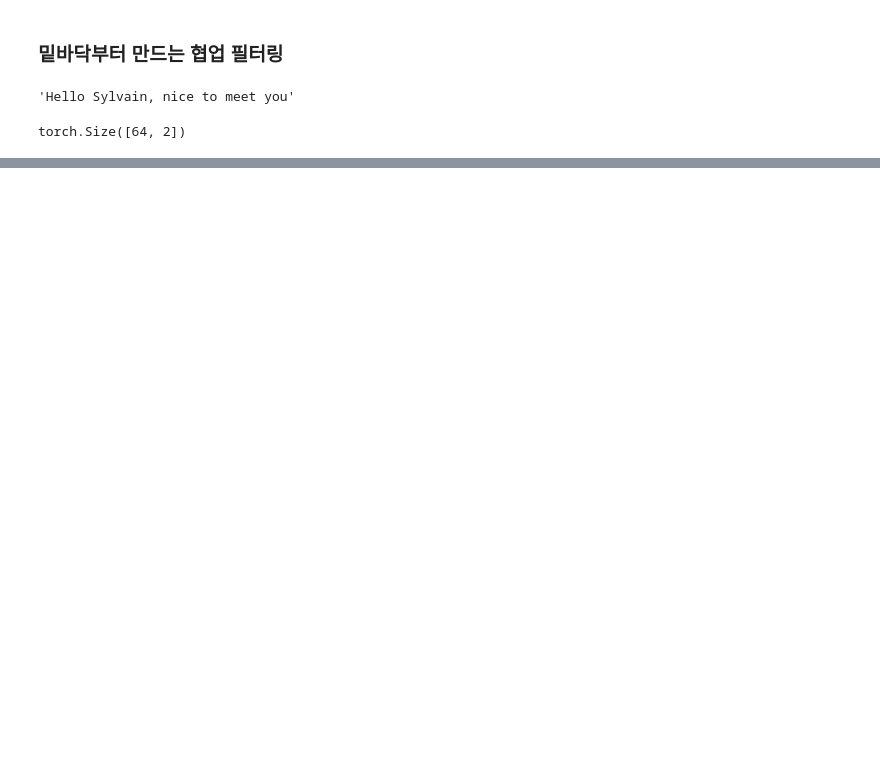
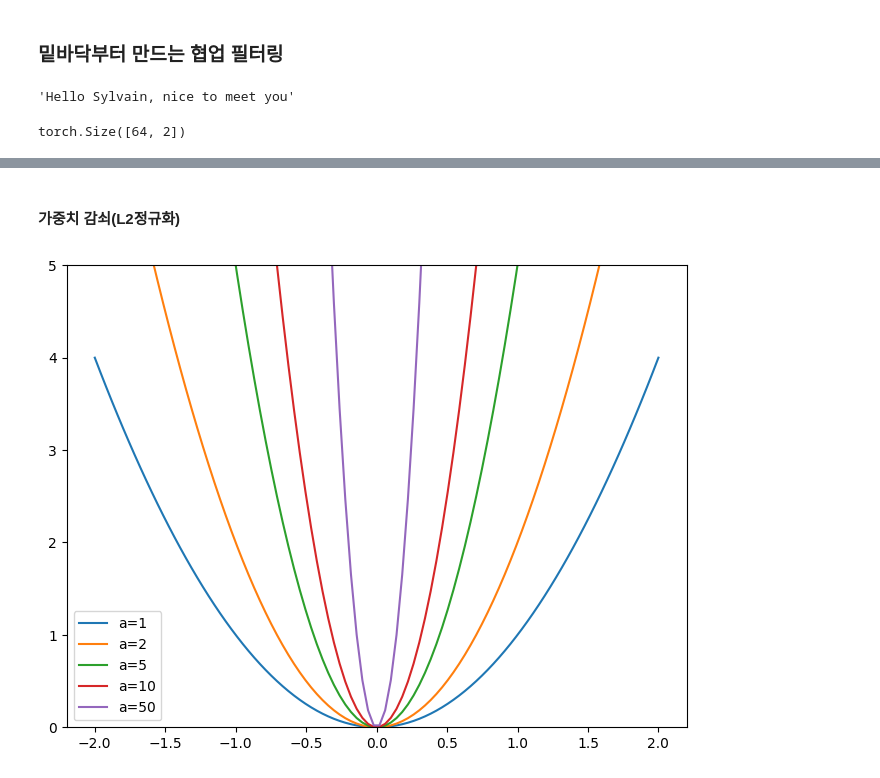
Before and after one commit to chw8207/fastai_pytorch, a Jupyter notebook: 협업필터링.ipynb, the cells around one changed output, grey strips where cells are left out. Cells and saved outputs as stored; diff of their text form; code cells hidden in the pictures; blank space fills up the shorter version.

```diff
--- a/협업필터링.ipynb
+++ b/협업필터링.ipynb
@@ -168,0 +234,15 @@ torch.Size([64, 2])
+# %% [markdown]
+#### 가중치 감쇠(L2정규화)
+# %%
+# 그래프 예시
+x = np.linspace(-2,2,100)
+a_s = [1,2,5,10,50]
+ys = [a*x**2 for a in a_s]
+_,ax = plt.subplots(figsize=(8,6))
+for a,y in zip(a_s, ys) :
+  ax.plot(x,y, label=f'a={a}')
+ax.set_ylim([0,5])
+ax.legend()
+plt.show();
+# %% [output]
+[figure, added]
```
Also changed, not shown: parts of 10 cells of this notebook.
